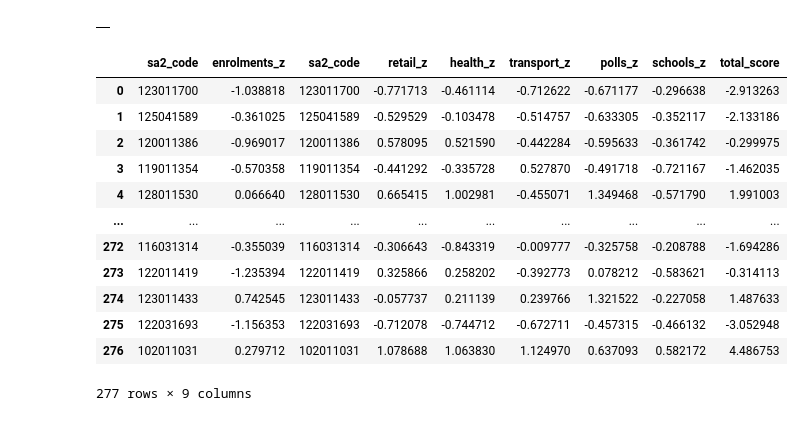
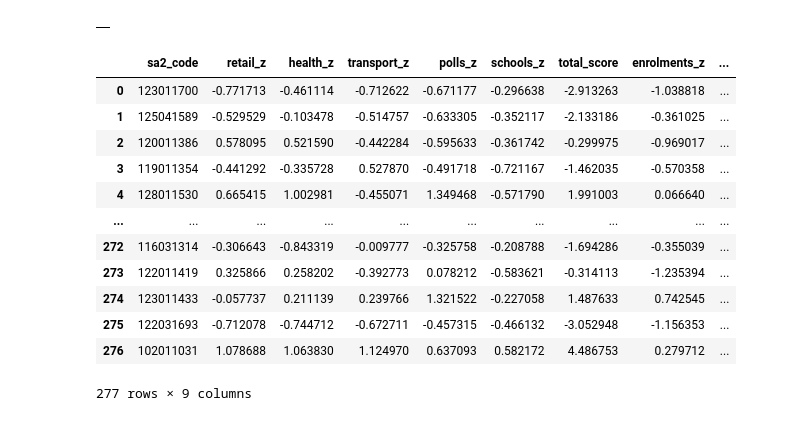
Before and after one commit to joshuahallam127/DATA2901_Assign, a Jupyter notebook: main.ipynb, the cells around one changed output. Cells and saved outputs as stored; diff of their text form; code cells hidden in the pictures.

```diff
--- a/main.ipynb
+++ b/main.ipynb
@@ -1894,22 +1894,24 @@ This result object does not return rows. It has been closed automatically.
 |  |
 # %%
 sql = """
-SELECT *
+DROP VIEW IF EXISTS final_scores CASCADE;
+CREATE VIEW final_scores AS
+SELECT Z.*, E.enrolments_z, Z.total_score + E.enrolments_z AS final_total_score
 FROM enrolments_z_scores E JOIN z_scores Z on E.sa2_code = Z.sa2_code
 WHERE E.enrolments_z > -3 AND E.enrolments_z < 3
 """
 query(conn, sql)
 # %% [output]
-|  | sa2_code | enrolments_z | sa2_code | retail_z | health_z | transport_z | polls_z | schools_z | total_score |
-| 0 | 123011700 | -1.038818 | 123011700 | -0.771713 | -0.461114 | -0.712622 | -0.671177 | -0.296638 | -2.913263 |
-| 1 | 125041589 | -0.361025 | 125041589 | -0.529529 | -0.103478 | -0.514757 | -0.633305 | -0.352117 | -2.133186 |
-| 2 | 120011386 | -0.969017 | 120011386 | 0.578095 | 0.521590 | -0.442284 | -0.595633 | -0.361742 | -0.299975 |
-| 3 | 119011354 | -0.570358 | 119011354 | -0.441292 | -0.335728 | 0.527870 | -0.491718 | -0.721167 | -1.462035 |
-| 4 | 128011530 | 0.066640 | 128011530 | 0.665415 | 1.002981 | -0.455071 | 1.349468 | -0.571790 | 1.991003 |
+|  | sa2_code | retail_z | health_z | transport_z | polls_z | schools_z | total_score | enrolments_z | ... |
+| 0 | 123011700 | -0.771713 | -0.461114 | -0.712622 | -0.671177 | -0.296638 | -2.913263 | -1.038818 | ... |
+| 1 | 125041589 | -0.529529 | -0.103478 | -0.514757 | -0.633305 | -0.352117 | -2.133186 | -0.361025 | ... |
+| 2 | 120011386 | 0.578095 | 0.521590 | -0.442284 | -0.595633 | -0.361742 | -0.299975 | -0.969017 | ... |
+| 3 | 119011354 | -0.441292 | -0.335728 | 0.527870 | -0.491718 | -0.721167 | -1.462035 | -0.570358 | ... |
+| 4 | 128011530 | 0.665415 | 1.002981 | -0.455071 | 1.349468 | -0.571790 | 1.991003 | 0.066640 | ... |
 | ... | ... | ... | ... | ... | ... | ... | ... | ... | ... |
-| 272 | 116031314 | -0.355039 | 116031314 | -0.306643 | -0.843319 | -0.009777 | -0.325758 | -0.208788 | -1.694286 |
-| 273 | 122011419 | -1.235394 | 122011419 | 0.325866 | 0.258202 | -0.392773 | 0.078212 | -0.583621 | -0.314113 |
-| 274 | 123011433 | 0.742545 | 123011433 | -0.057737 | 0.211139 | 0.239766 | 1.321522 | -0.227058 | 1.487633 |
-| 275 | 122031693 | -1.156353 | 122031693 | -0.712078 | -0.744712 | -0.672711 | -0.457315 | -0.466132 | -3.052948 |
-| 276 | 102011031 | 0.279712 | 102011031 | 1.078688 | 1.063830 | 1.124970 | 0.637093 | 0.582172 | 4.486753 |
+| 272 | 116031314 | -0.306643 | -0.843319 | -0.009777 | -0.325758 | -0.208788 | -1.694286 | -0.355039 | ... |
+| 273 | 122011419 | 0.325866 | 0.258202 | -0.392773 | 0.078212 | -0.583621 | -0.314113 | -1.235394 | ... |
+| 274 | 123011433 | -0.057737 | 0.211139 | 0.239766 | 1.321522 | -0.227058 | 1.487633 | 0.742545 | ... |
+| 275 | 122031693 | -0.712078 | -0.744712 | -0.672711 | -0.457315 | -0.466132 | -3.052948 | -1.156353 | ... |
+| 276 | 102011031 | 1.078688 | 1.063830 | 1.124970 | 0.637093 | 0.582172 | 4.486753 | 0.279712 | ... |
 277 rows × 9 columns
```
